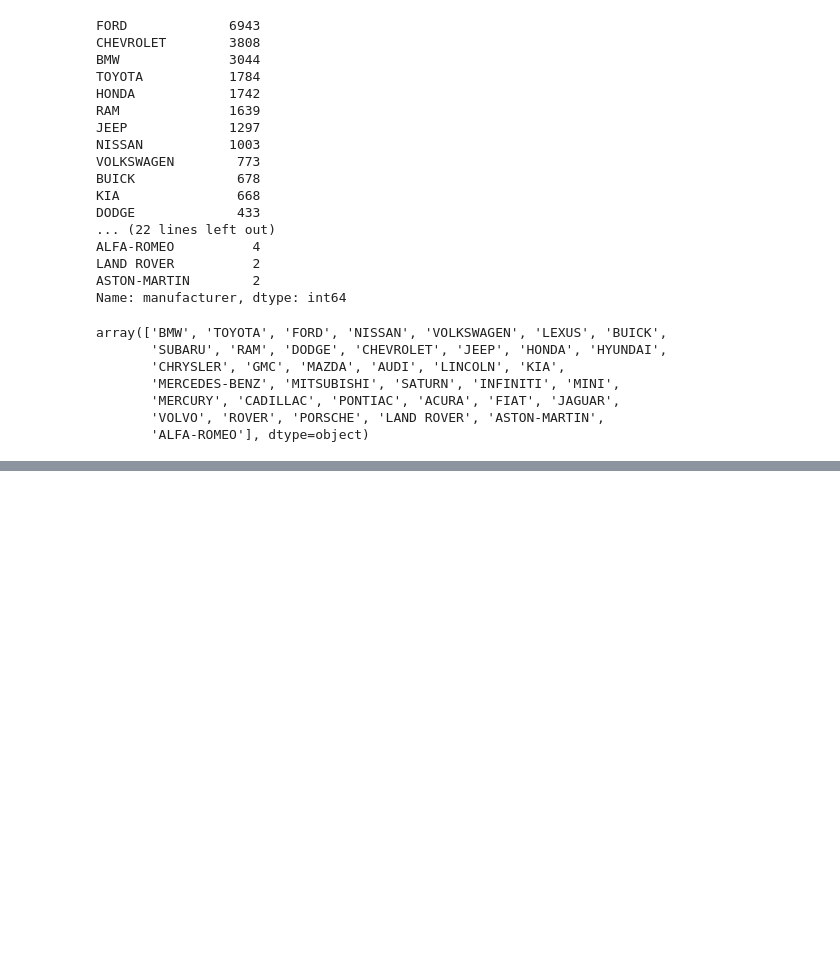
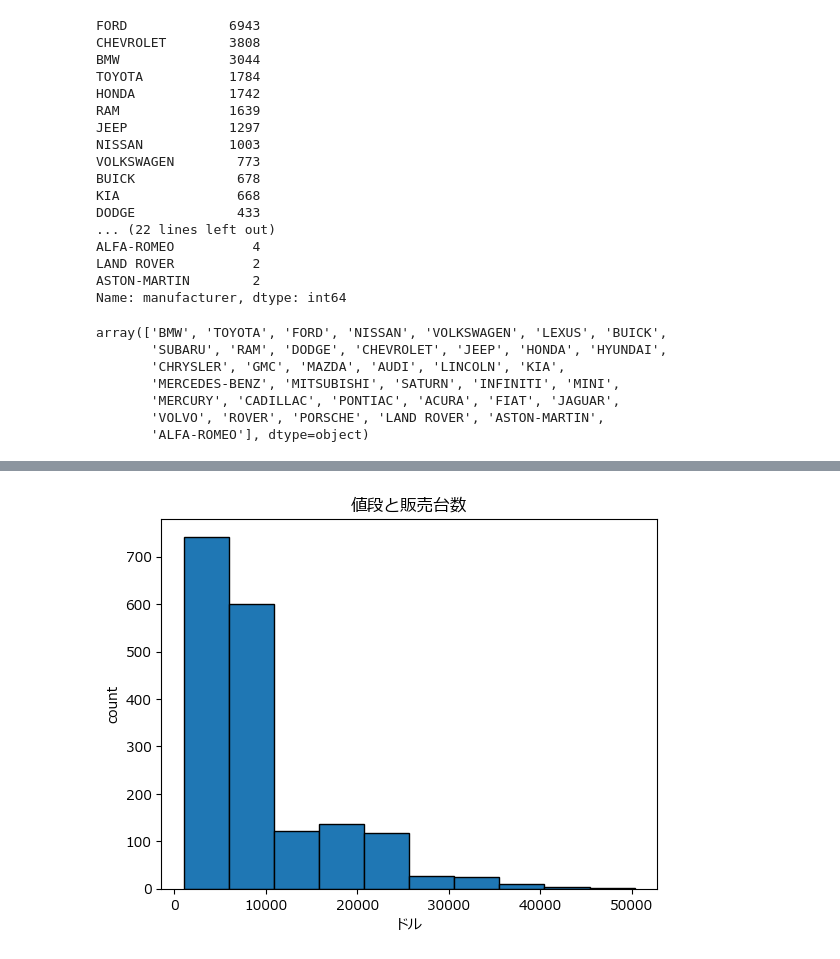
Before and after one commit to Nakakura-Sho/signate_student_cup, a Jupyter notebook: eda.ipynb, the cells around one changed output, grey strips where cells are left out. Saved outputs shown, nothing was run; the diff lists cells and outputs as text; code cells hidden in the pictures; blank space fills up the shorter version.

```diff
--- a/eda.ipynb
+++ b/eda.ipynb
@@ -150,0 +188,4 @@ array(['BMW', 'TOYOTA', 'FORD', 'NISSAN', 'VOLKSWAGEN', 'LEXUS', 'BUICK',
+# %%
+des("TOYOTA")
+# %% [output]
+[figure, added]
```
Also changed, not shown: parts of 44 cells of this notebook.
